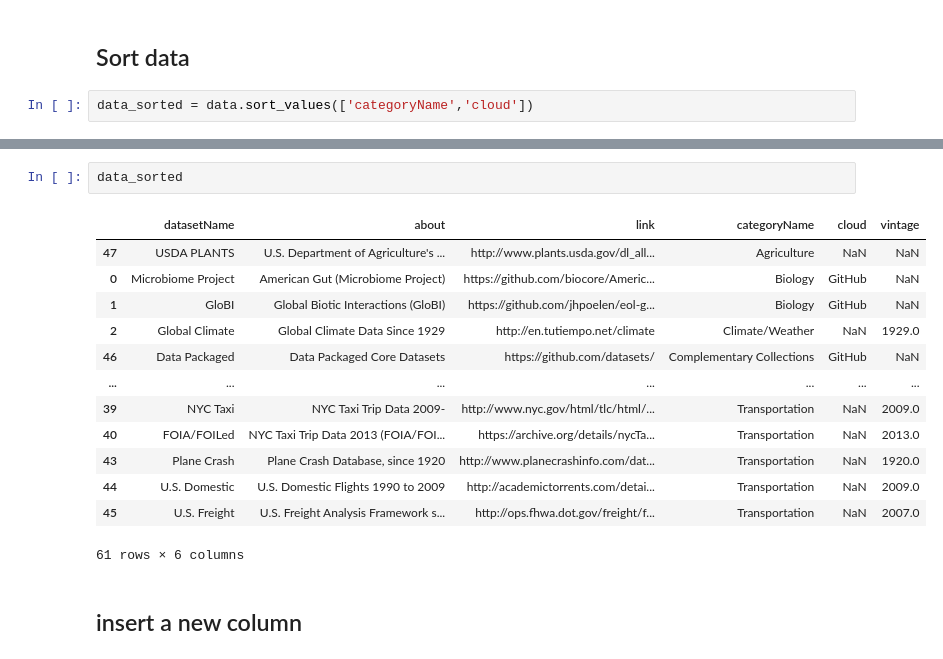
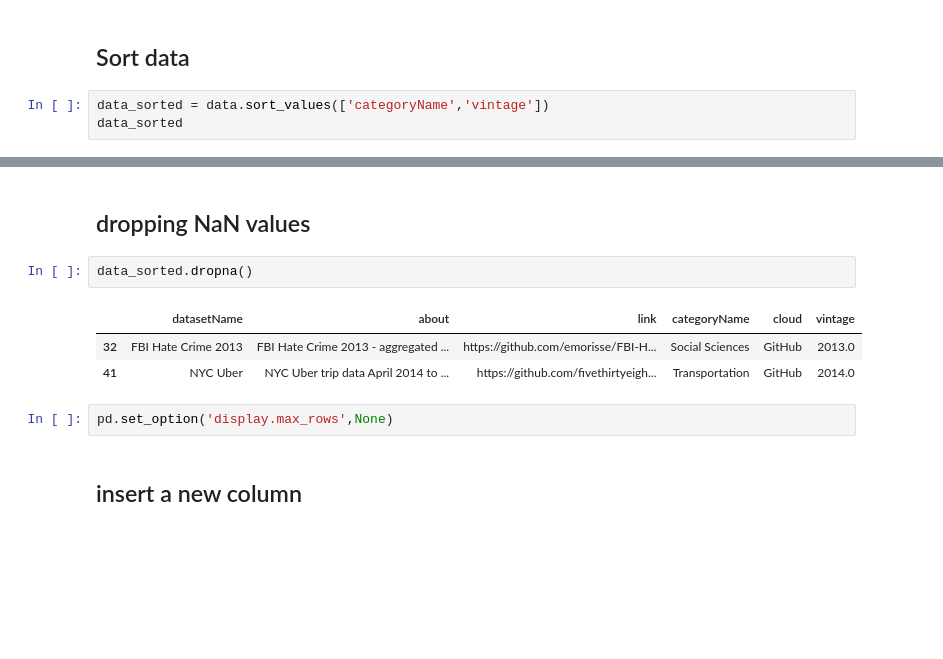
Before and after one commit to rickey-alok/Data-Analyst-project-IBM, a Jupyter notebook: Day_1.ipynb, the cells around one changed output, grey strips where cells are left out. Drawn from its saved outputs; the diff is of its cells as text; blank space fills up the shorter version.

```diff
--- a/Day_1.ipynb
+++ b/Day_1.ipynb
@@ -170,4 +170,5 @@ data.loc[data['categoryName']=='Natural Language']
 # %% [markdown]
 ## Sort data
 # %%
-data_sorted = data.sort_values(['categoryName','cloud'])
+data_sorted = data.sort_values(['categoryName','vintage'])
+data_sorted
@@ -174,19 +193,13 @@ data_sorted = data.sort_values(['categoryName','cloud'])
+# %% [markdown]
+## dropping NaN values
 # %%
-data_sorted
+data_sorted.dropna()
 # %% [output]
 |  | datasetName | about | link | categoryName | cloud | vintage |
-| 47 | USDA PLANTS | U.S. Department of Agriculture's ... | http://www.plants.usda.gov/dl_all... | Agriculture | NaN | NaN |
-| 0 | Microbiome Project | American Gut (Microbiome Project) | https://github.com/biocore/Americ... | Biology | GitHub | NaN |
-| 1 | GloBI | Global Biotic Interactions (GloBI) | https://github.com/jhpoelen/eol-g... | Biology | GitHub | NaN |
-| 2 | Global Climate | Global Climate Data Since 1929 | http://en.tutiempo.net/climate | Climate/Weather | NaN | 1929.0 |
-| 46 | Data Packaged | Data Packaged Core Datasets | https://github.com/datasets/ | Complementary Collections | GitHub | NaN |
-| ... | ... | ... | ... | ... | ... | ... |
-| 39 | NYC Taxi | NYC Taxi Trip Data 2009- | http://www.nyc.gov/html/tlc/html/... | Transportation | NaN | 2009.0 |
-| 40 | FOIA/FOILed | NYC Taxi Trip Data 2013 (FOIA/FOI... | https://archive.org/details/nycTa... | Transportation | NaN | 2013.0 |
-| 43 | Plane Crash | Plane Crash Database, since 1920 | http://www.planecrashinfo.com/dat... | Transportation | NaN | 1920.0 |
-| 44 | U.S. Domestic | U.S. Domestic Flights 1990 to 2009 | http://academictorrents.com/detai... | Transportation | NaN | 2009.0 |
-| 45 | U.S. Freight | U.S. Freight Analysis Framework s... | http://ops.fhwa.dot.gov/freight/f... | Transportation | NaN | 2007.0 |
+| 32 | FBI Hate Crime 2013 | FBI Hate Crime 2013 - aggregated ... | https://github.com/emorisse/FBI-H... | Social Sciences | GitHub | 2013.0 |
+| 41 | NYC Uber | NYC Uber trip data April 2014 to ... | https://github.com/fivethirtyeigh... | Transportation | GitHub | 2014.0 |
-61 rows × 6 columns
+# %%
+pd.set_option('display.max_rows',None)
 # %% [markdown]
 ## insert a new column
 # %%
```
Also changed, not shown: parts of 10 cells of this notebook.
